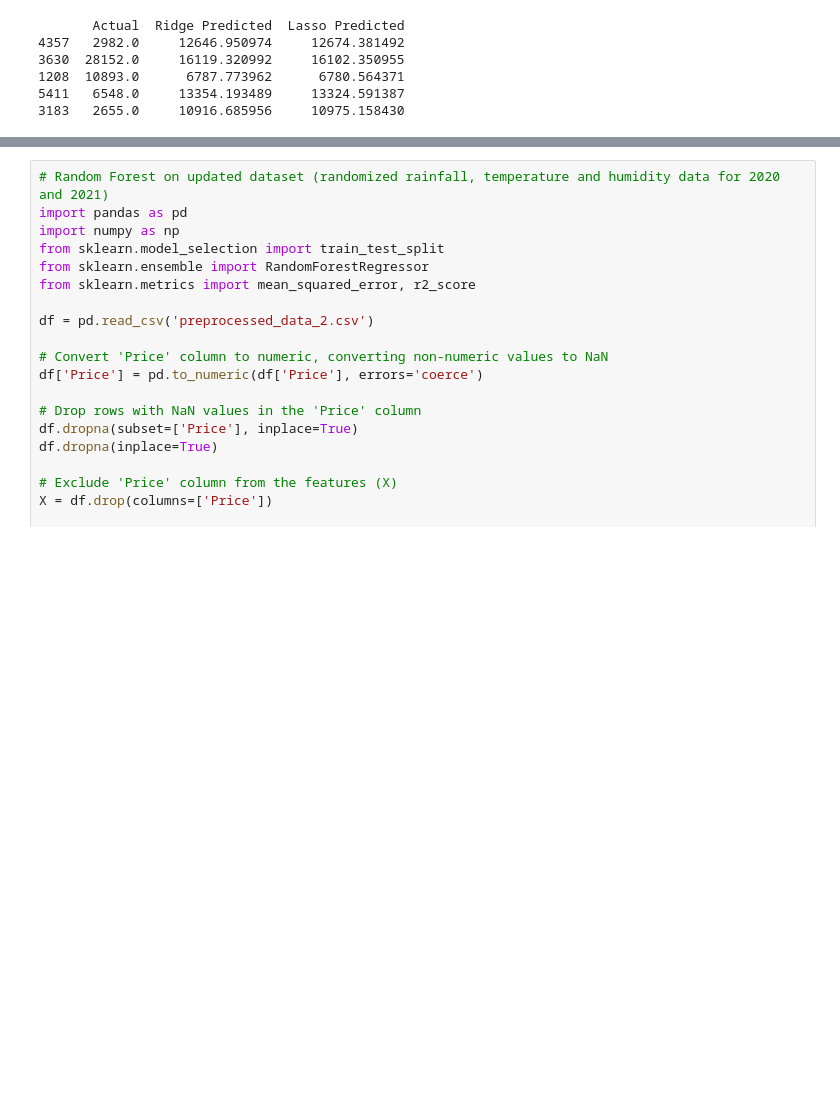
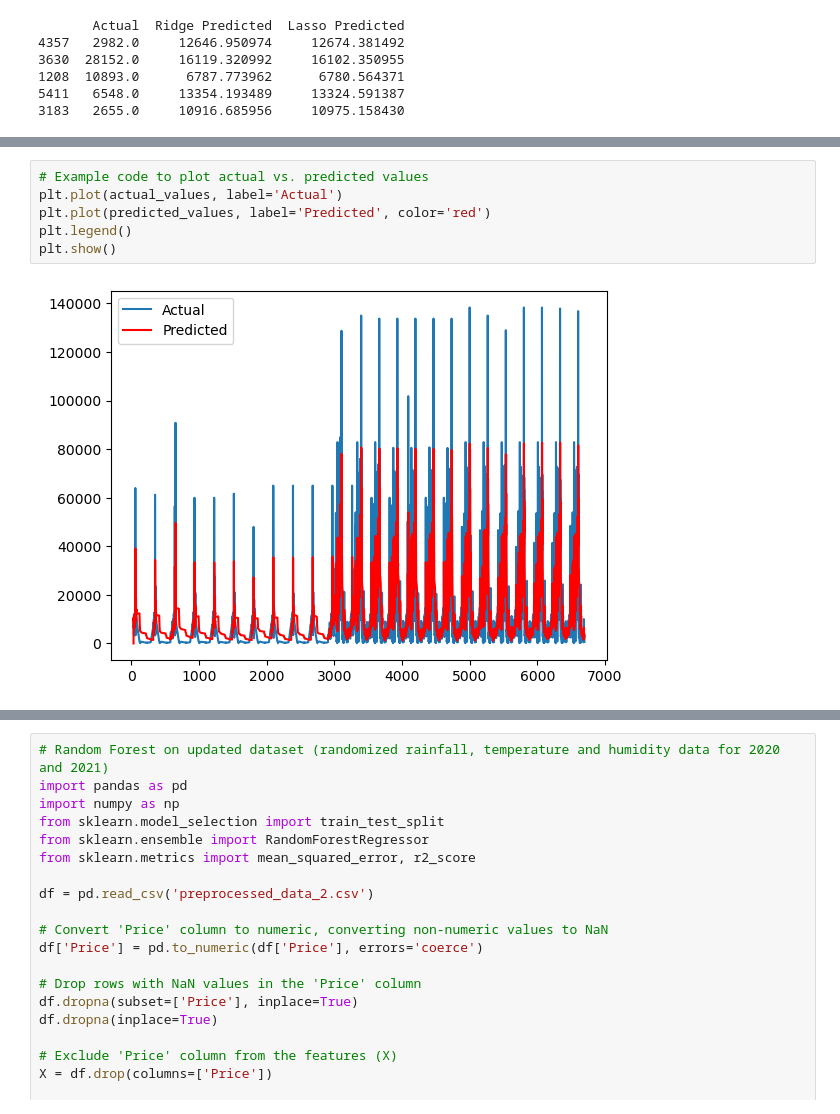
Before and after one commit to NafisaProme/CSE498R-Project, a Jupyter notebook: Model.ipynb, the cells around one changed output, grey strips where cells are left out. Cells and saved outputs as stored; diff of their text form; blank space fills up the shorter version.

```diff
--- a/Model.ipynb
+++ b/Model.ipynb
@@ -320,0 +321,8 @@ R-squared (R2): 0.38247257299580983
+# %%
+# Example code to plot actual vs. predicted values
+plt.plot(actual_values, label='Actual')
+plt.plot(predicted_values, label='Predicted', color='red')
+plt.legend()
+plt.show()
+# %% [output]
+[figure, added]
```
Also changed, not shown: parts of 3 cells of this notebook.
